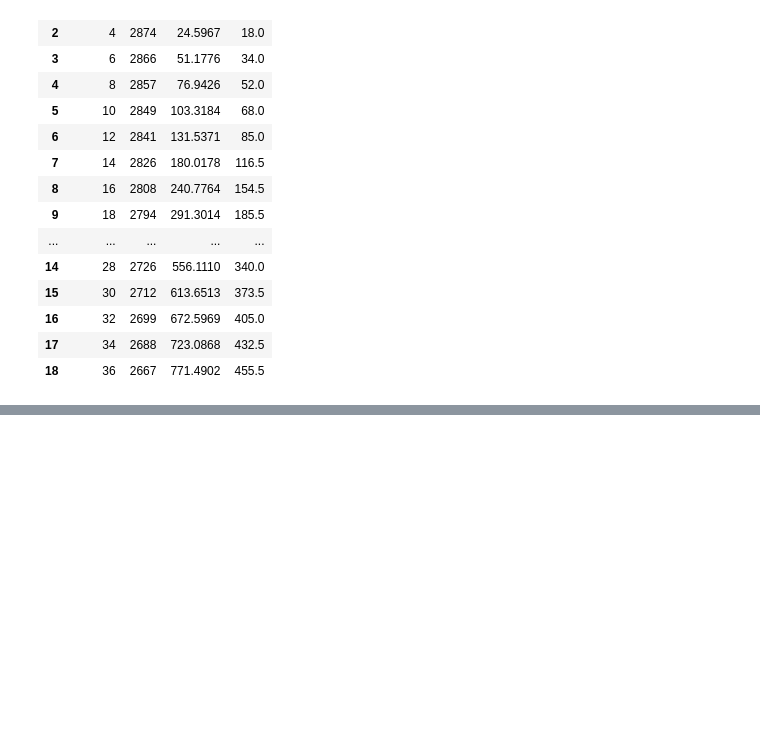
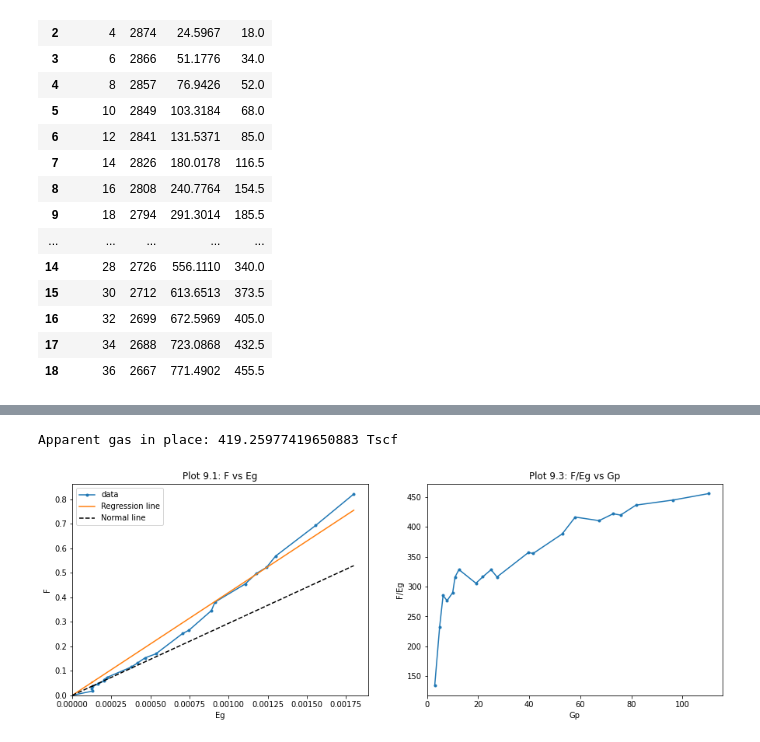
Before and after one commit to yohanesnuwara/reservoir-engineering, a Jupyter notebook: Unit 9 Dry-Gas Reservoirs/notebook/9_problems.ipynb, the cells around one changed output, grey strips where cells are left out. Drawn from its saved outputs; the diff is of its cells as text; code cells hidden in the pictures; blank space fills up the shorter version.

```diff
--- a/Unit 9 Dry-Gas Reservoirs/notebook/9_problems.ipynb
+++ b/Unit 9 Dry-Gas Reservoirs/notebook/9_problems.ipynb
@@ -437,0 +503,4 @@ data
+# %%
+columns = ['months', 'Gp', 'p', 'Bg']
+data = pd.read_csv('/content/Table 9.14-Data for Problem 9.6.csv', names=columns)
+data
@@ -437,0 +525,45 @@ data
+# %%
+Gp, Bg = data['Gp'].values, data['Bg'].values
+F = Gp * Bg
+Eg = Bg - Bg[0]
+
+plt.figure(figsize=(15,5))
+
+plt.subplot(1,2,1)
+plt.plot(Eg, F, '.-', label='data')
+plt.title('Plot 9.1: F vs Eg')
+plt.xlabel('Eg'); plt.ylabel('F')
+plt.xlim(xmin=0); plt.ylim(ymin=0)
+
+# confirm waterdrive
+def linear(x, a):
+  # a: slope
+  # b = 0, intercept at origin (0,0)
+  y = a * x
+  return(y)
+
+# popt, pcov = curve_fit(linear, Eg[:cutoff], F[:cutoff])
+popt, pcov = curve_fit(linear, Eg, F)
+y = popt[0] * Eg
+print('Apparent gas in place:', popt[0], 'Tscf')
+
+plt.plot(Eg, y, '-', label='Regression line')
+
+# showing the curve upward
+cutoff = 9
+popt1, pcov1 = curve_fit(linear, Eg[:cutoff], F[:cutoff])
+y1 = popt1[0] * Eg
+
+plt.plot(Eg, y1, '--', color='black', label='Normal line')
+plt.legend()
+
+plt.subplot(1,2,2)
+plt.plot(Gp, (F/Eg), '.-')
+plt.title('Plot 9.3: F/Eg vs Gp')
+plt.xlabel('Gp'); plt.ylabel('F/Eg')
+plt.xlim(xmin=0)
+
+plt.show()
+# %% [output]
+Apparent gas in place: 419.25977419650883 Tscf
+[figure, added]
```
Also changed, not shown: parts of 17 cells of this notebook.
